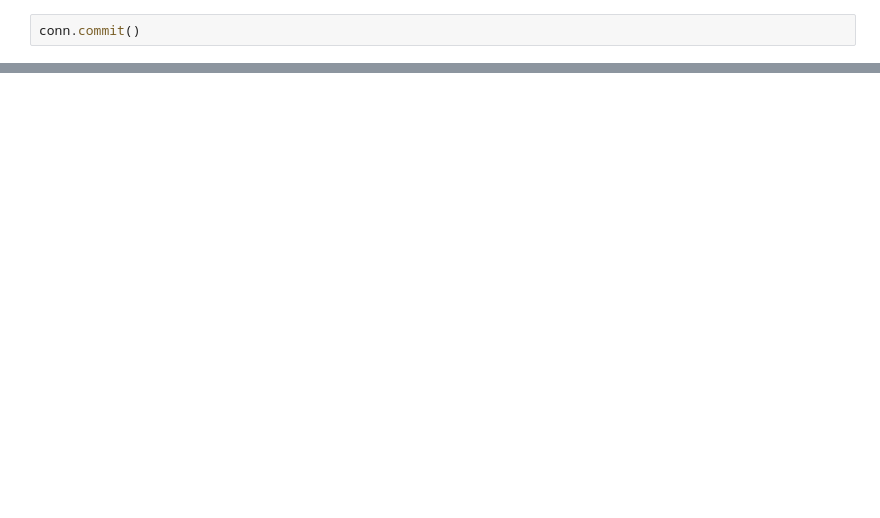
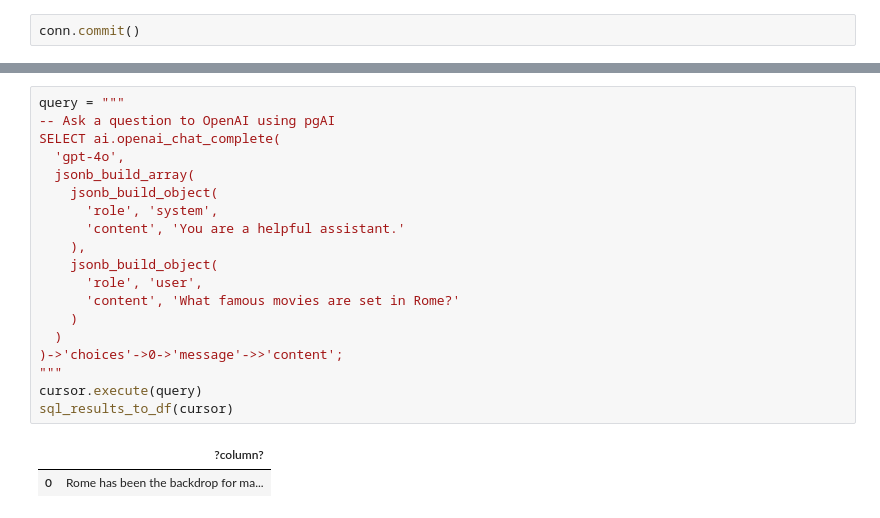
Before and after one commit to antonum/Timescale-Workshops, a Jupyter notebook: RAG_in_SQL.ipynb, the cells around one changed output, grey strips where cells are left out. Saved outputs shown, nothing was run; the diff lists cells and outputs as text; blank space fills up the shorter version.

```diff
--- a/RAG_in_SQL.ipynb
+++ b/RAG_in_SQL.ipynb
@@ -137,0 +136,22 @@ Note that this index is specific to Cosine distance `vector_cosine_ops`. It woul
+# %%
+query = """
+-- Ask a question to OpenAI using pgAI
+SELECT ai.openai_chat_complete(
+  'gpt-4o',
+  jsonb_build_array(
+    jsonb_build_object(
+      'role', 'system',
+      'content', 'You are a helpful assistant.'
+    ),
+    jsonb_build_object(
+      'role', 'user',
+      'content', 'What famous movies are set in Rome?'
+    )
+  )
+)->'choices'->0->'message'->>'content';
+"""
+cursor.execute(query)
+sql_results_to_df(cursor)
+# %% [output]
+|  | ?column? |
+| 0 | Rome has been the backdrop for ma... |
```
Also changed, not shown: parts of 19 cells of this notebook.
